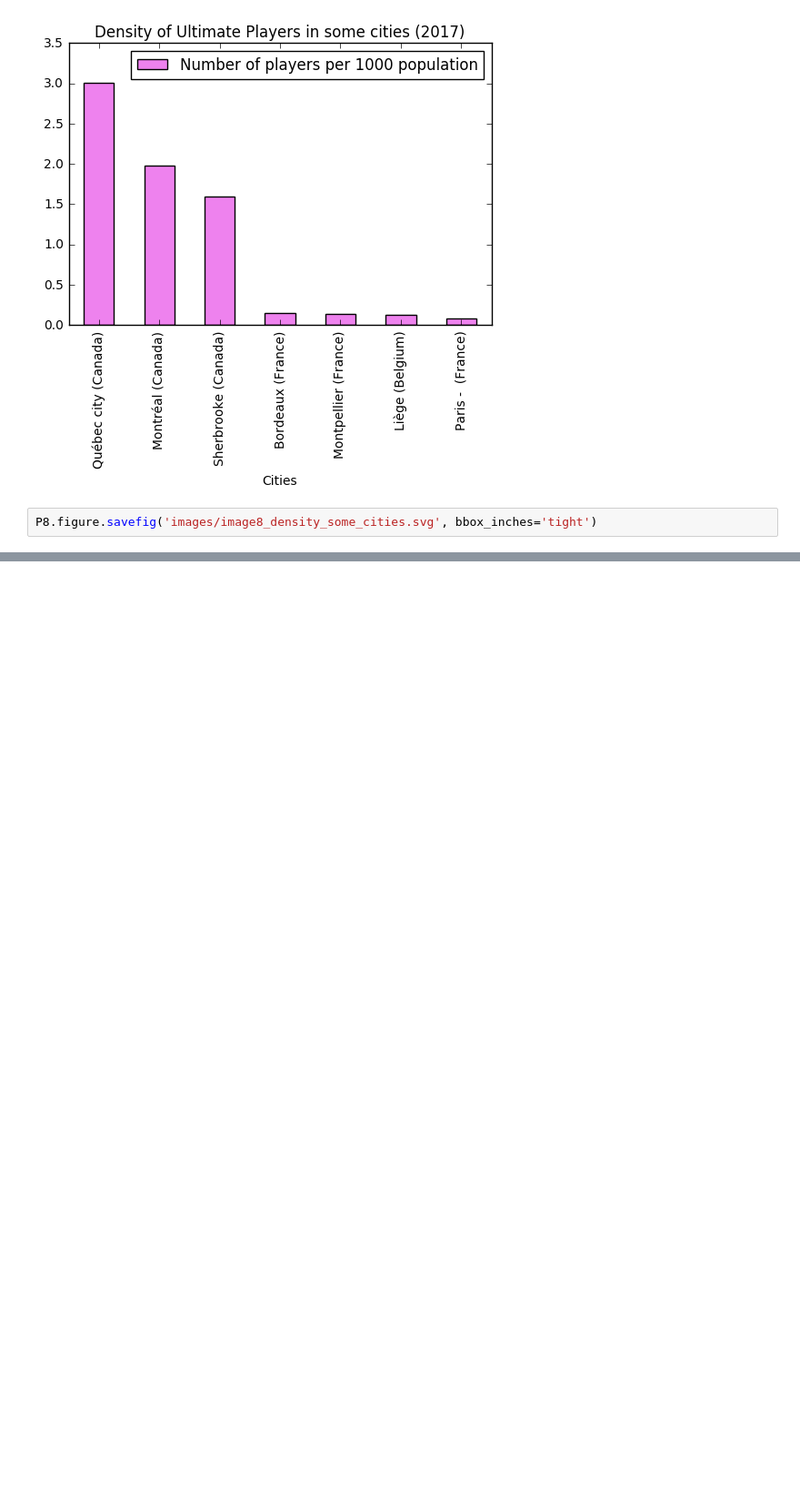
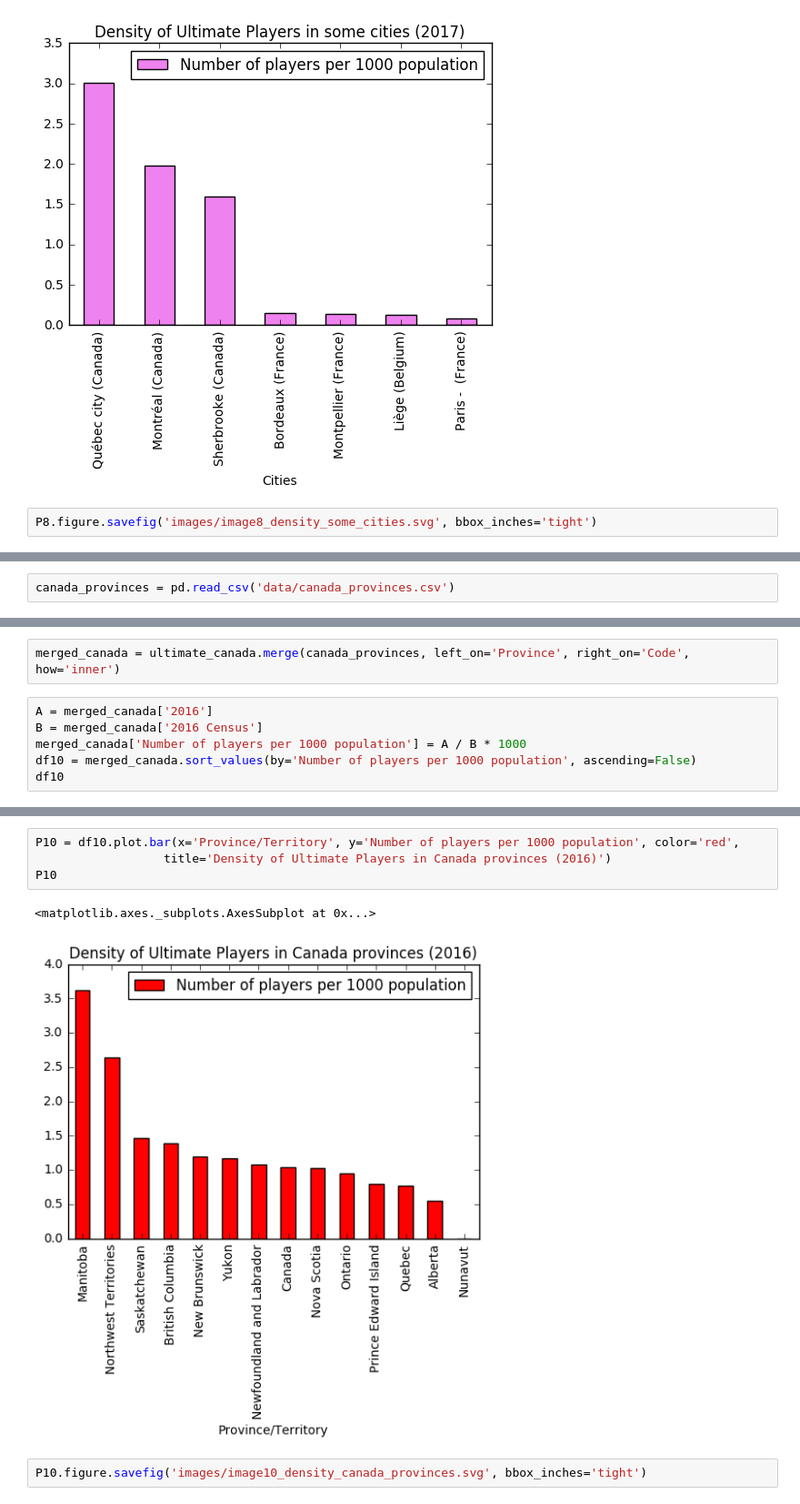
Before and after one commit to seblabbe/wfdf-player-density, a Jupyter notebook: WFDF Player Density Per Country 2014.ipynb, the cells around one changed output, grey strips where cells are left out. Shown at 91% size. Cells and saved outputs as stored; diff of their text form; blank space fills up the shorter version.

```diff
--- a/WFDF Player Density Per Country 2014.ipynb
+++ b/WFDF Player Density Per Country 2014.ipynb
@@ -411,0 +422,2 @@ P8.figure.savefig('images/image8_density_some_cities.svg', bbox_inches='tight')
+# %%
+canada_provinces = pd.read_csv('data/canada_provinces.csv')
@@ -411,0 +475,8 @@ P8.figure.savefig('images/image8_density_some_cities.svg', bbox_inches='tight')
+# %%
+merged_canada = ultimate_canada.merge(canada_provinces, left_on='Province', right_on='Code', how='inner')
+# %%
+A = merged_canada['2016']
+B = merged_canada['2016 Census']
+merged_canada['Number of players per 1000 population'] = A / B * 1000
+df10 = merged_canada.sort_values(by='Number of players per 1000 population', ascending=False)
+df10
@@ -411,0 +499,9 @@ P8.figure.savefig('images/image8_density_some_cities.svg', bbox_inches='tight')
+# %%
+P10 = df10.plot.bar(x='Province/Territory', y='Number of players per 1000 population', color='red',
+                  title='Density of Ultimate Players in Canada provinces (2016)')
+P10
+# %% [output]
+<matplotlib.axes._subplots.AxesSubplot at 0x...>
+[figure, added]
+# %%
+P10.figure.savefig('images/image10_density_canada_provinces.svg', bbox_inches='tight')
```
Also changed, not shown: parts of 9 cells of this notebook, 4 other files.
